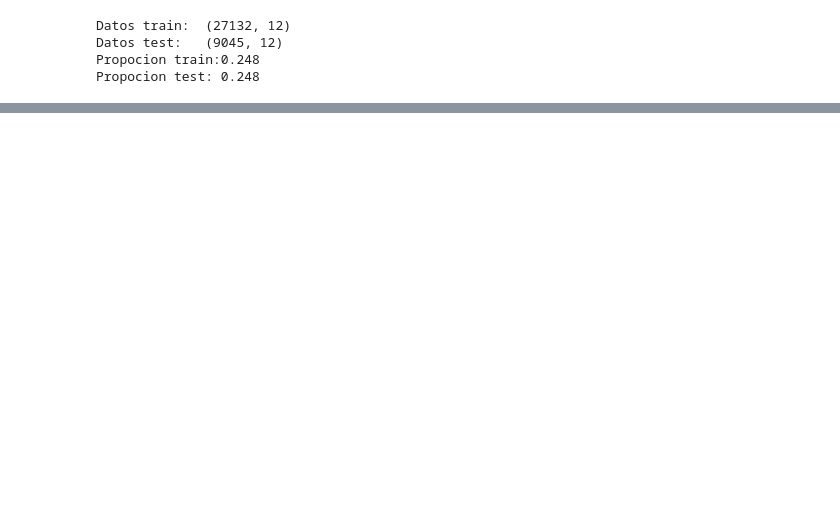
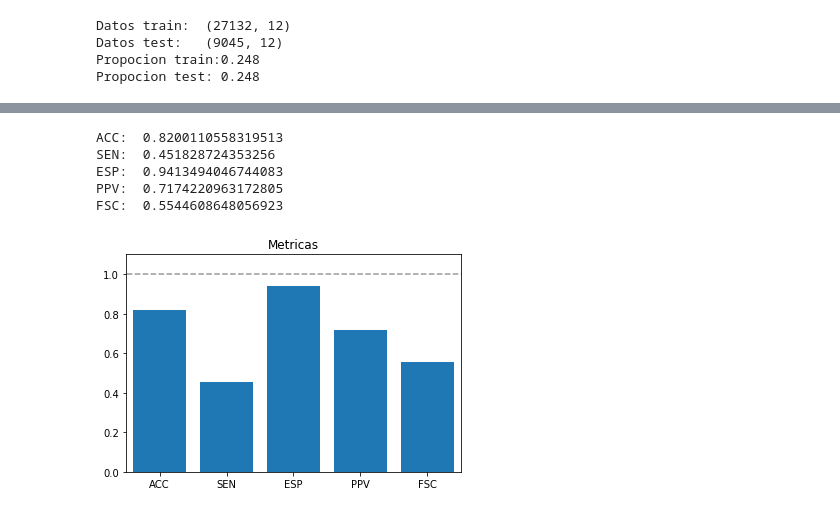
Before and after one commit to albertus88/keepcoding-BD-ML, a Jupyter notebook: Assessment/Alberto Mozo Garcia - KeepCoding - ML.ipynb, the cells around one changed output, grey strips where cells are left out. Cells and saved outputs as stored; diff of their text form; code cells hidden in the pictures; blank space fills up the shorter version.

```diff
--- a/Assessment/Alberto Mozo Garcia - KeepCoding - ML.ipynb
+++ b/Assessment/Alberto Mozo Garcia - KeepCoding - ML.ipynb
@@ -412,0 +444,11 @@ Propocion test: 0.248
+# %%
+y_pred_test = lr.predict(Xs_test)
+confmat_test = confusion_matrix(y_test,y_pred_test)
+calcula_metricas(confmat_test)
+# %% [output]
+ACC:  0.8200110558319513
+SEN:  0.451828724353256
+ESP:  0.9413494046744083
+PPV:  0.7174220963172805
+FSC:  0.5544608648056923
+[figure, added]
```
Also changed, not shown: parts of 54 cells of this notebook, 1 other file.
